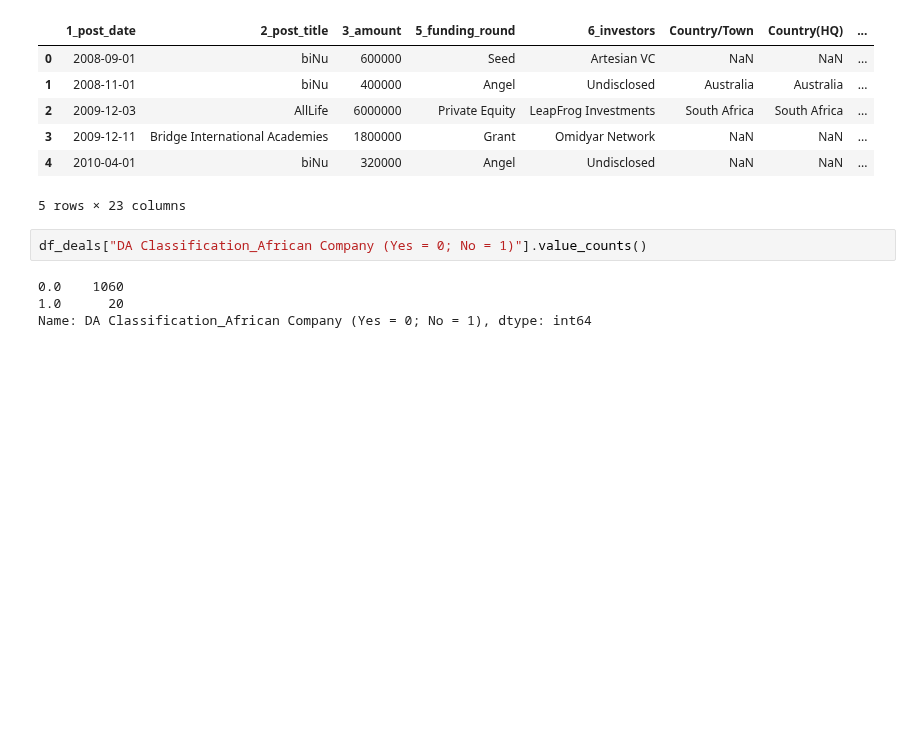
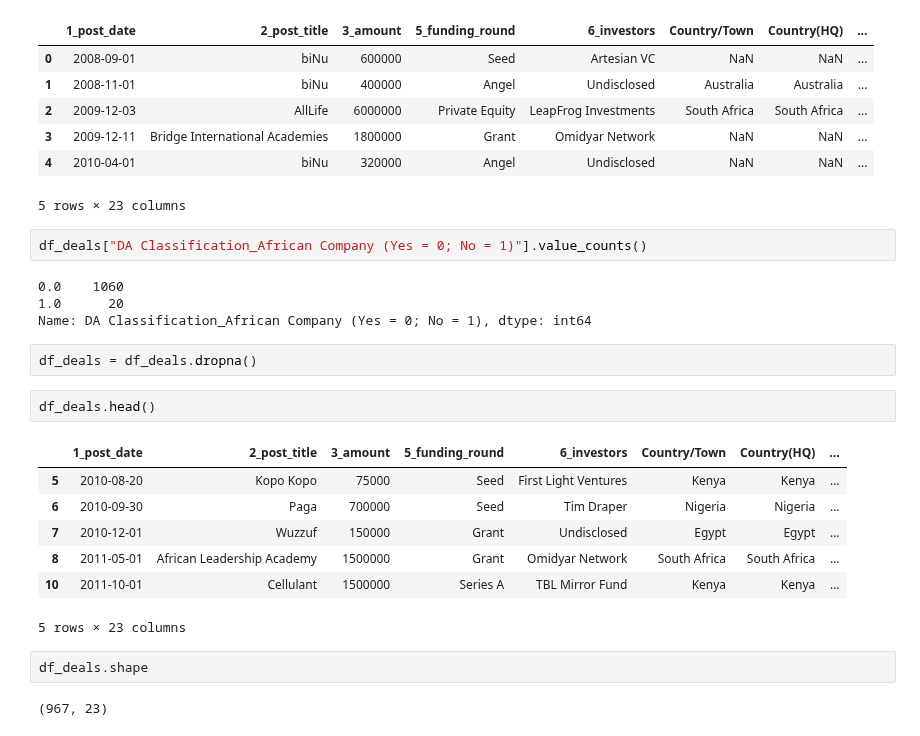
Before and after one commit to masete/Digest-Africa, a Jupyter notebook: Initial model/Digest_NN_pred_investor.ipynb, the cells around one changed output. Drawn from its saved outputs; the diff is of its cells as text; blank space fills up the shorter version.

Commit message:
dropna

```diff
--- a/Initial model/Digest_NN_pred_investor.ipynb
+++ b/Initial model/Digest_NN_pred_investor.ipynb
@@ -247,3 +247,19 @@ df_deals["DA Classification_African Company (Yes = 0; No = 1)"].value_counts()
 0.0    1060
 1.0      20
 Name: DA Classification_African Company (Yes = 0; No = 1), dtype: int64
+# %%
+df_deals = df_deals.dropna()
+# %%
+df_deals.head()
+# %% [output]
+|  | 1_post_date | 2_post_title | 3_amount | 5_funding_round | 6_investors | Country/Town | Country(HQ) | ... |
+| 5 | 2010-08-20 | Kopo Kopo | 75000 | Seed | First Light Ventures | Kenya | Kenya | ... |
+| 6 | 2010-09-30 | Paga | 700000 | Seed | Tim Draper | Nigeria | Nigeria | ... |
+| 7 | 2010-12-01 | Wuzzuf | 150000 | Grant | Undisclosed | Egypt | Egypt | ... |
+| 8 | 2011-05-01 | African Leadership Academy | 1500000 | Grant | Omidyar Network | South Africa | South Africa | ... |
+| 10 | 2011-10-01 | Cellulant | 1500000 | Series A | TBL Mirror Fund | Kenya | Kenya | ... |
+5 rows × 23 columns
+# %%
+df_deals.shape
+# %% [output]
+(967, 23)
```
